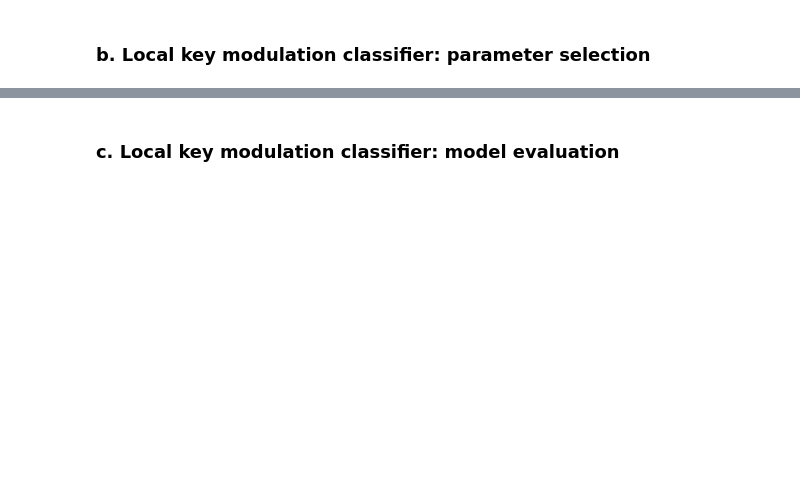
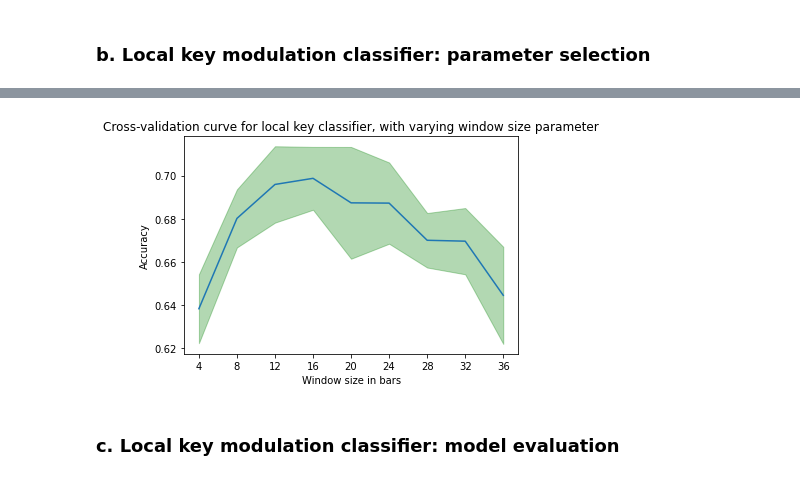
Before and after one commit to mikqs/digital-musicology, a Jupyter notebook: Group_6_A2/Group_6_A2.ipynb, the cells around one changed output, grey strips where cells are left out. Cells and saved outputs as stored; diff of their text form; code cells hidden in the pictures; blank space fills up the shorter version.

Commit message:
update plots

```diff
--- a/Group_6_A2/Group_6_A2.ipynb
+++ b/Group_6_A2/Group_6_A2.ipynb
@@ -389,15 +410,18 @@ for window_size_in_bars in range(4,40,4):
 # %%
 y_mean = local_mean_std_accuracies_per_window_size[:,0]
 y_std_up = local_mean_std_accuracies_per_window_size[:,0] + local_mean_std_accuracies_per_window_size[:,1]
 y_std_down = local_mean_std_accuracies_per_window_size[:,0] - local_mean_std_accuracies_per_window_size[:,1]
 x = np.arange(4,40,4)
 
 plt.plot(x, y_mean)
 plt.fill_between(x, y_std_up, y_std_down, color='green', alpha=0.3)
+plt.xticks(range(4,40,4))
 plt.title('Cross-validation curve for local key classifier, with varying window size parameter')
 plt.xlabel('Window size in bars')
 plt.ylabel('Accuracy')
 plt.show()
+# %% [output]
+[figure, added]
 # %% [markdown]
 ### c. Local key modulation classifier: model evaluation
 # %%
```
Also changed, not shown: parts of 12 cells of this notebook, 1 other file.
